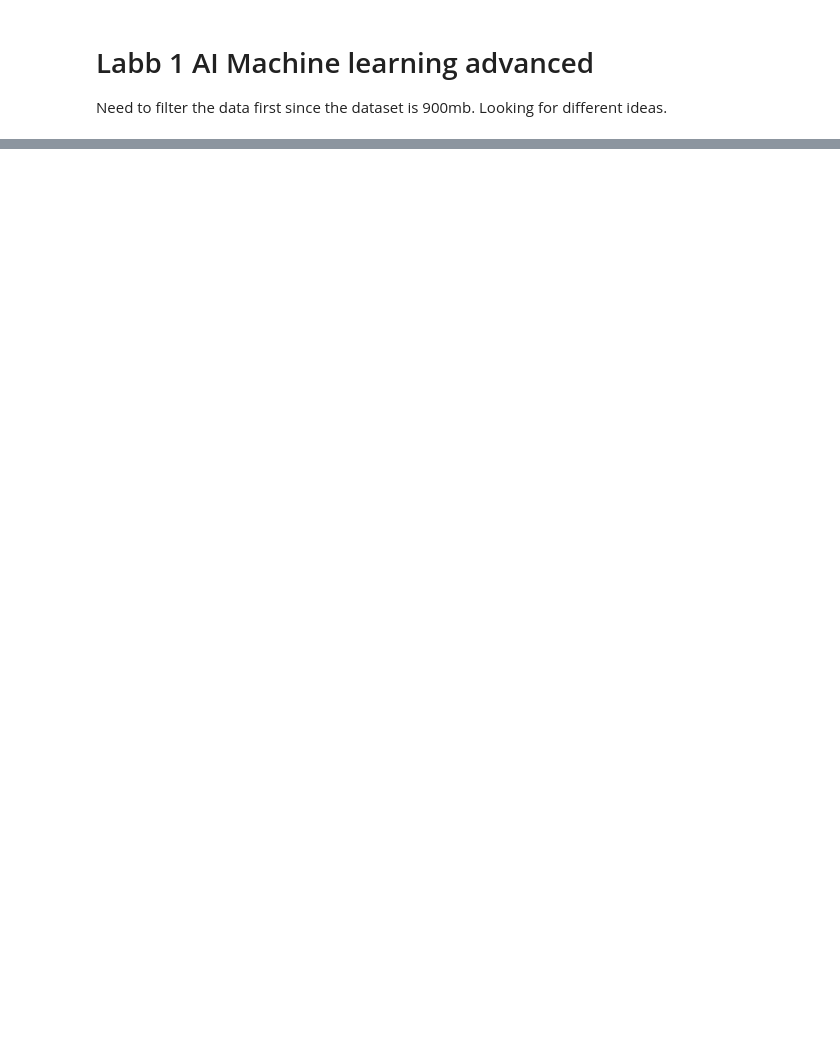
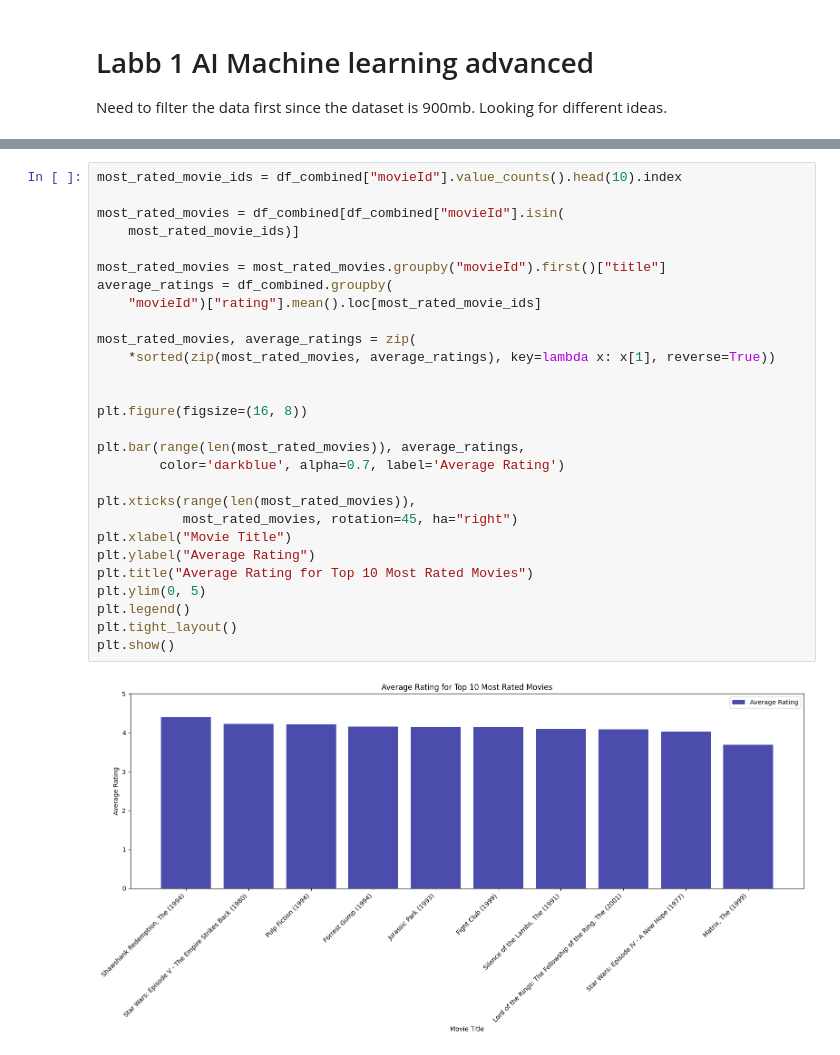
Before and after one commit to Lyceriuss/Python-Henrik-Pedersen-OPA2023, a Jupyter notebook: AI2-Lab1/Labb.ipynb, the cells around one changed output, grey strips where cells are left out. Cells and saved outputs as stored; diff of their text form; blank space fills up the shorter version.

```diff
--- a/AI2-Lab1/Labb.ipynb
+++ b/AI2-Lab1/Labb.ipynb
@@ -104,0 +180,30 @@ Name: count, dtype: float64
+# %%
+most_rated_movie_ids = df_combined["movieId"].value_counts().head(10).index
+
+most_rated_movies = df_combined[df_combined["movieId"].isin(
+    most_rated_movie_ids)]
+
+most_rated_movies = most_rated_movies.groupby("movieId").first()["title"]
+average_ratings = df_combined.groupby(
+    "movieId")["rating"].mean().loc[most_rated_movie_ids]
+
+most_rated_movies, average_ratings = zip(
+    *sorted(zip(most_rated_movies, average_ratings), key=lambda x: x[1], reverse=True))
+
+
+plt.figure(figsize=(16, 8))
+
+plt.bar(range(len(most_rated_movies)), average_ratings,
+        color='darkblue', alpha=0.7, label='Average Rating')
+
+plt.xticks(range(len(most_rated_movies)),
+           most_rated_movies, rotation=45, ha="right")
+plt.xlabel("Movie Title")
+plt.ylabel("Average Rating")
+plt.title("Average Rating for Top 10 Most Rated Movies")
+plt.ylim(0, 5)
+plt.legend()
+plt.tight_layout()
+plt.show()
+# %% [output]
+[figure, added]
```
Also changed, not shown: parts of 18 cells of this notebook.
